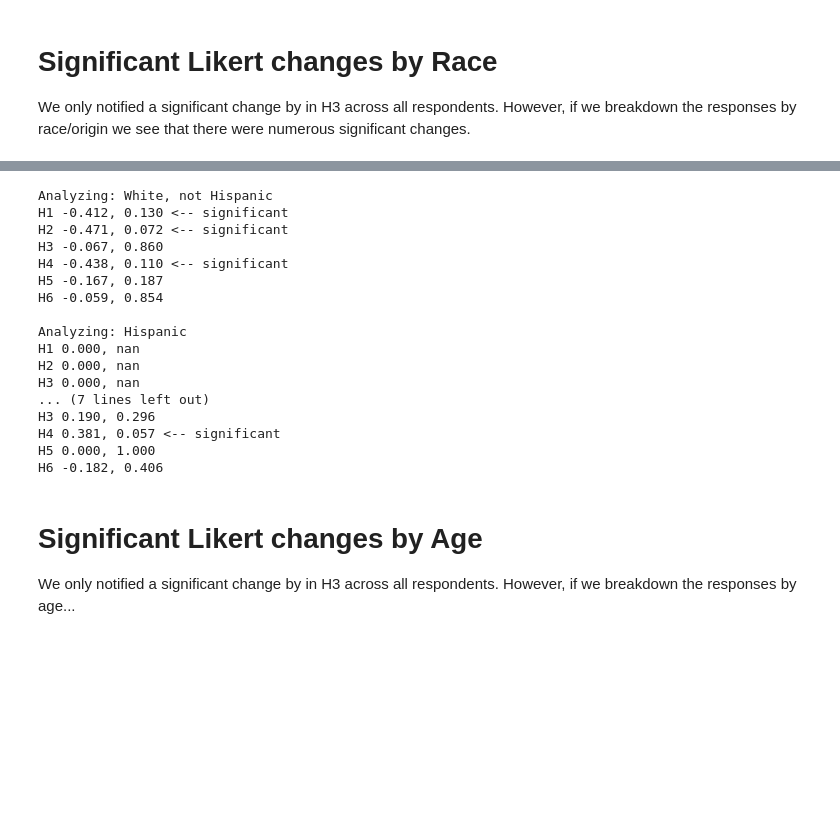
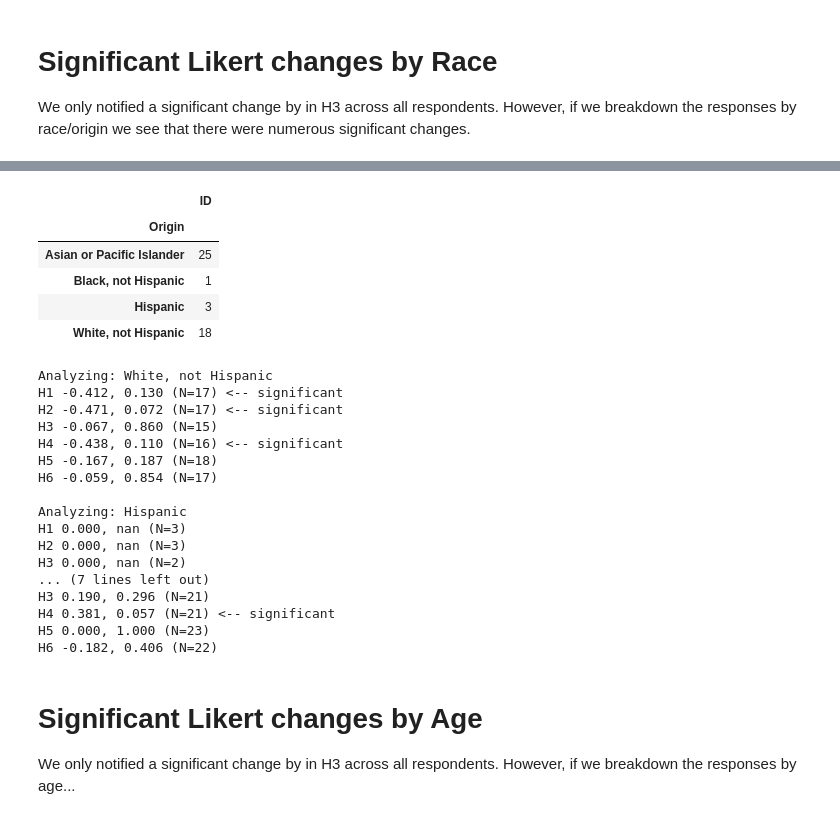
Before and after one commit to cmacdonell/hopper2016, a Jupyter notebook: Hopper_analysis.ipynb, the cells around one changed output, grey strips where cells are left out. Drawn from its saved outputs; the diff is of its cells as text; code cells hidden in the pictures; blank space fills up the shorter version.

```diff
--- a/Hopper_analysis.ipynb
+++ b/Hopper_analysis.ipynb
@@ -114,3 +127,12 @@ We see more significant results when looking at the matched data. We lose our si
+# %%
+df_matched[['ID','Origin']].groupby('Origin').count()
+# %% [output]
+|  | ID |
+| Origin |  |
+| Asian or Pacific Islander | 25 |
+| Black, not Hispanic | 1 |
+| Hispanic | 3 |
+| White, not Hispanic | 18 |
 # %%
 from scipy.stats import ttest_ind
 
@@ -124,7 +146,7 @@ for race in ["White, not Hispanic", "Hispanic", "Asian or Pacific Islander"]:
         H_post = df_H['H'+ num +'post'][df_H['Origin'] == race]
         diff = H_post.mean() - H_pre.mean()
         p_value = ttest_rel(H_pre, H_post)[1]
-        print("H"+ num, "%.3f, %.3f" % (diff,p_value), end=" ") # pvalue
+        print("H"+ num, "%.3f, %.3f (N=%d)" % (diff,p_value,H_pre.count()), end=" ") # pvalue
         if abs(diff) > p_value:
             print("<-- significant")
         else:
@@ -132,22 +154,22 @@ for race in ["White, not Hispanic", "Hispanic", "Asian or Pacific Islander"]:
     print()
 # %% [output]
 Analyzing: White, not Hispanic
-H1 -0.412, 0.130 <-- significant
-H2 -0.471, 0.072 <-- significant
-H3 -0.067, 0.860
-H4 -0.438, 0.110 <-- significant
-H5 -0.167, 0.187
-H6 -0.059, 0.854
+H1 -0.412, 0.130 (N=17) <-- significant
+H2 -0.471, 0.072 (N=17) <-- significant
+H3 -0.067, 0.860 (N=15)
+H4 -0.438, 0.110 (N=16) <-- significant
+H5 -0.167, 0.187 (N=18)
+H6 -0.059, 0.854 (N=17)
 
 Analyzing: Hispanic
-H1 0.000, nan
-H2 0.000, nan
-H3 0.000, nan
+H1 0.000, nan (N=3)
+H2 0.000, nan (N=3)
+H3 0.000, nan (N=2)
 ... (7 lines left out)
-H3 0.190, 0.296
-H4 0.381, 0.057 <-- significant
-H5 0.000, 1.000
-H6 -0.182, 0.406
+H3 0.190, 0.296 (N=21)
+H4 0.381, 0.057 (N=21) <-- significant
+H5 0.000, 1.000 (N=23)
+H6 -0.182, 0.406 (N=22)
 # %% [markdown]
 # Significant Likert changes by Age
 
```
Also changed, not shown: parts of 7 cells of this notebook.
